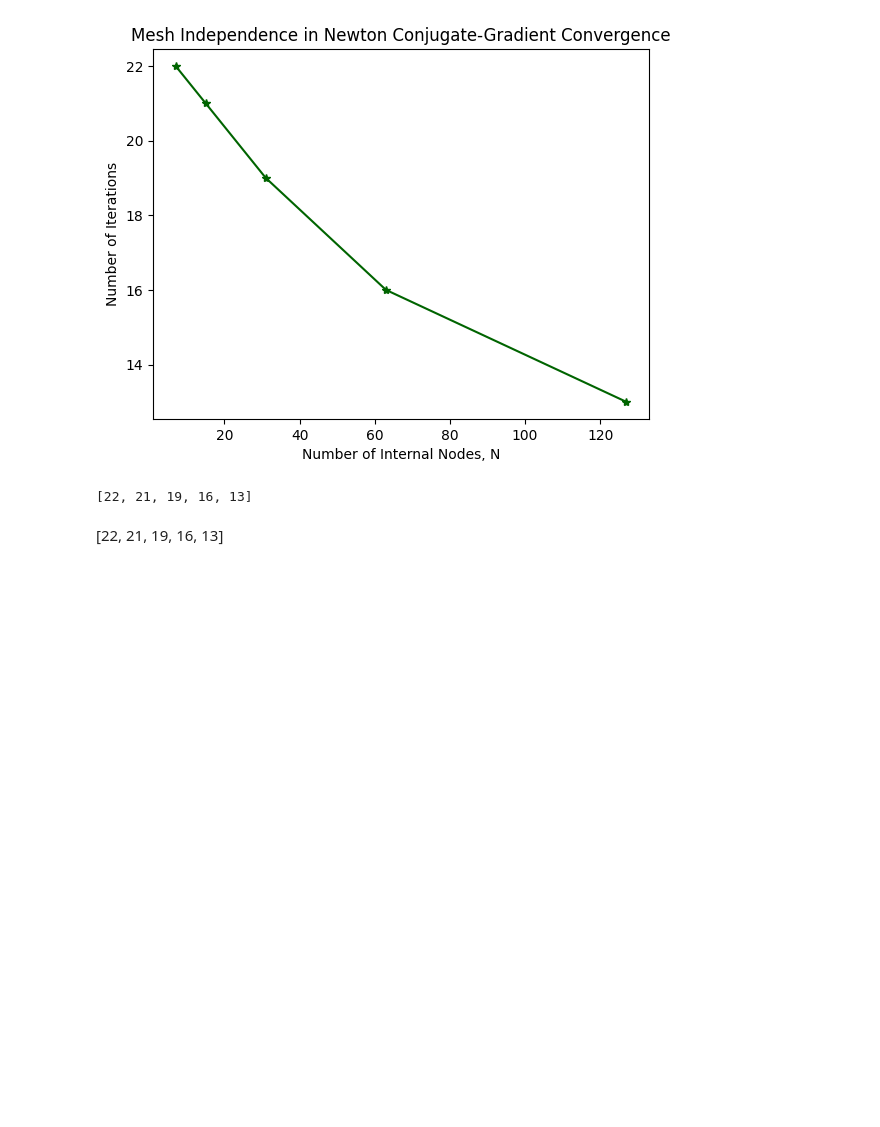
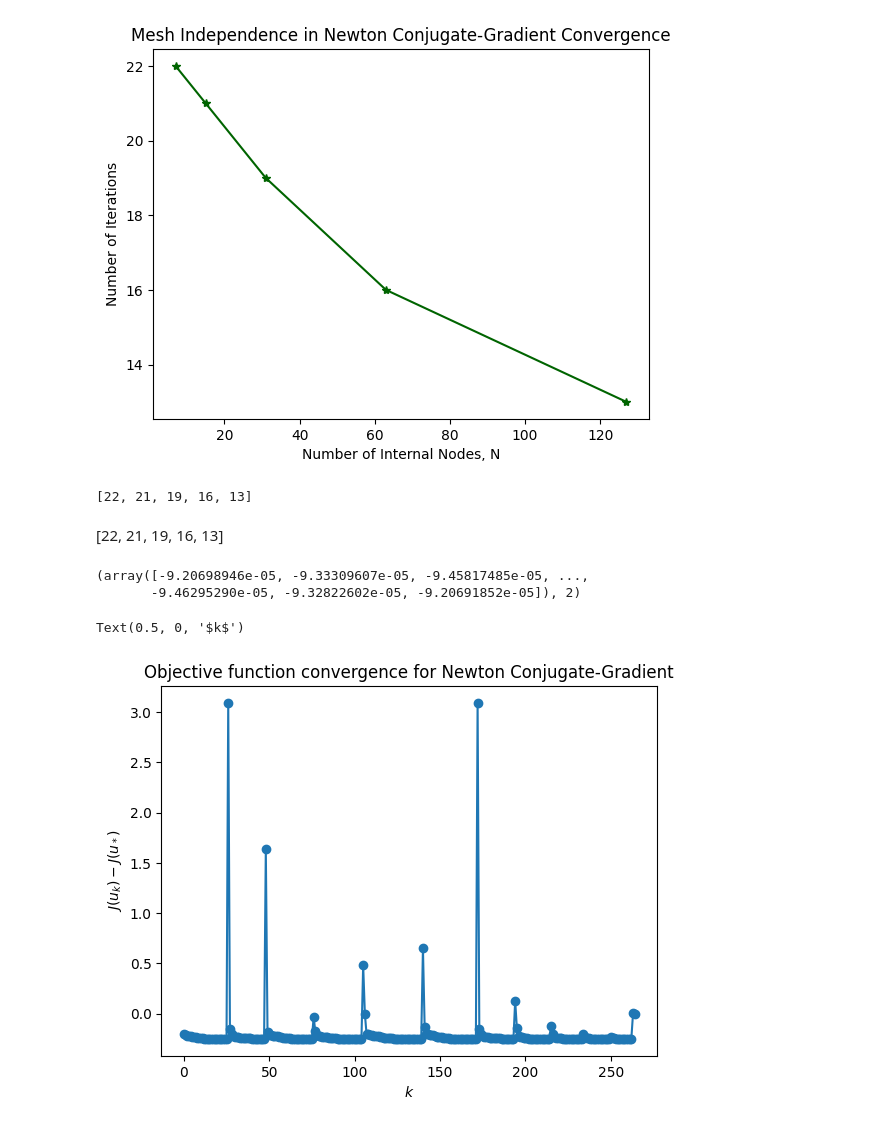
Before and after one commit to rx9933/CSE-393P, a Jupyter notebook: Assignment02/Notebook03_Catenary.ipynb, the cells around one changed output. Drawn from its saved outputs; the diff is of its cells as text; code cells hidden in the pictures; blank space fills up the shorter version.

```diff
--- a/Assignment02/Notebook03_Catenary.ipynb
+++ b/Assignment02/Notebook03_Catenary.ipynb
@@ -1091,3 +1038,21 @@ iterations
 [22, 21, 19, 16, 13]
 # %% [markdown]
 [22, 21, 19, 16, 13]
+# %%
+N = 3200000
+u_new = u_init(N)
+print(ncg_full(u_new))
+# print(nit)
+# %% [output]
+(array([-9.20698946e-05, -9.33309607e-05, -9.45817485e-05, ...,
+       -9.46295290e-05, -9.32822602e-05, -9.20691852e-05]), 2)
+# %%
+# Make a semilogy plot of Jk - J* vs. k for Newton-CG
+
+plt.plot(JJ_ncg[1:]- JJ_ncg[-1], marker = "o")
+plt.title('Objective function convergence for Newton Conjugate-Gradient')
+plt.ylabel('$J(u_k) - J(u_*)$')
+plt.xlabel('$k$')
+# %% [output]
+Text(0.5, 0, '$k$')
+[figure, added]
```
Also changed, not shown: parts of 15 cells of this notebook, 4 other files.
